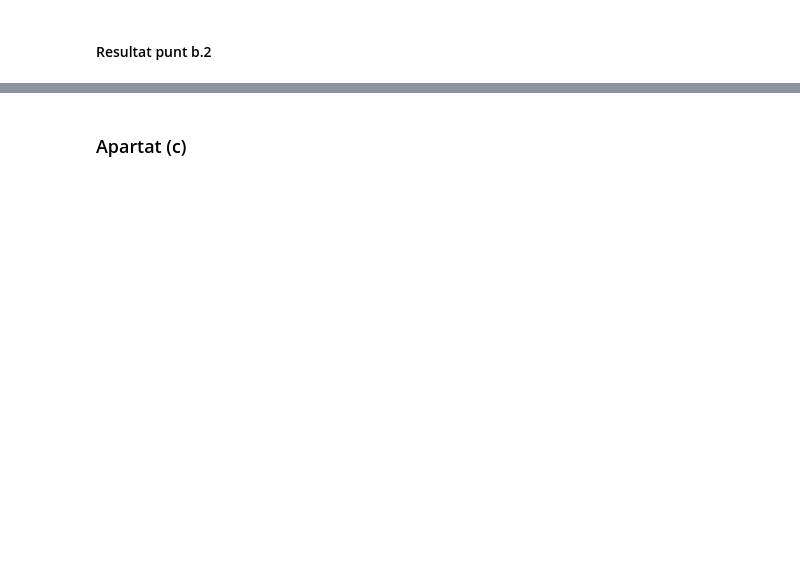
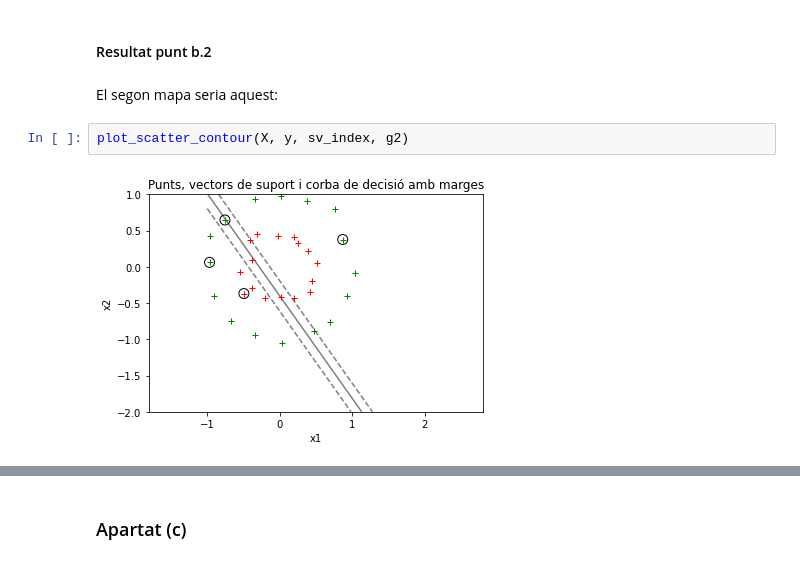
Before and after one commit to llublad/MUSI-AA, a Jupyter notebook: musi-aa-modulo2/handout_2/BERNAT_LADARIA_LLUIS_Problem_2.ipynb, the cells around one changed output, grey strips where cells are left out. Cells and saved outputs as stored; diff of their text form; blank space fills up the shorter version.

```diff
--- a/musi-aa-modulo2/handout_2/BERNAT_LADARIA_LLUIS_Problem_2.ipynb
+++ b/musi-aa-modulo2/handout_2/BERNAT_LADARIA_LLUIS_Problem_2.ipynb
@@ -631,2 +714,8 @@ NameError: name 'sv_index' is not defined
 # %% [markdown]
 #### Resultat punt b.2
+# %% [markdown]
+El segon mapa seria aquest:
+# %%
+plot_scatter_contour(X, y, sv_index, g2)
+# %% [output]
+[figure, added]
```
Also changed, not shown: parts of 36 cells of this notebook.
